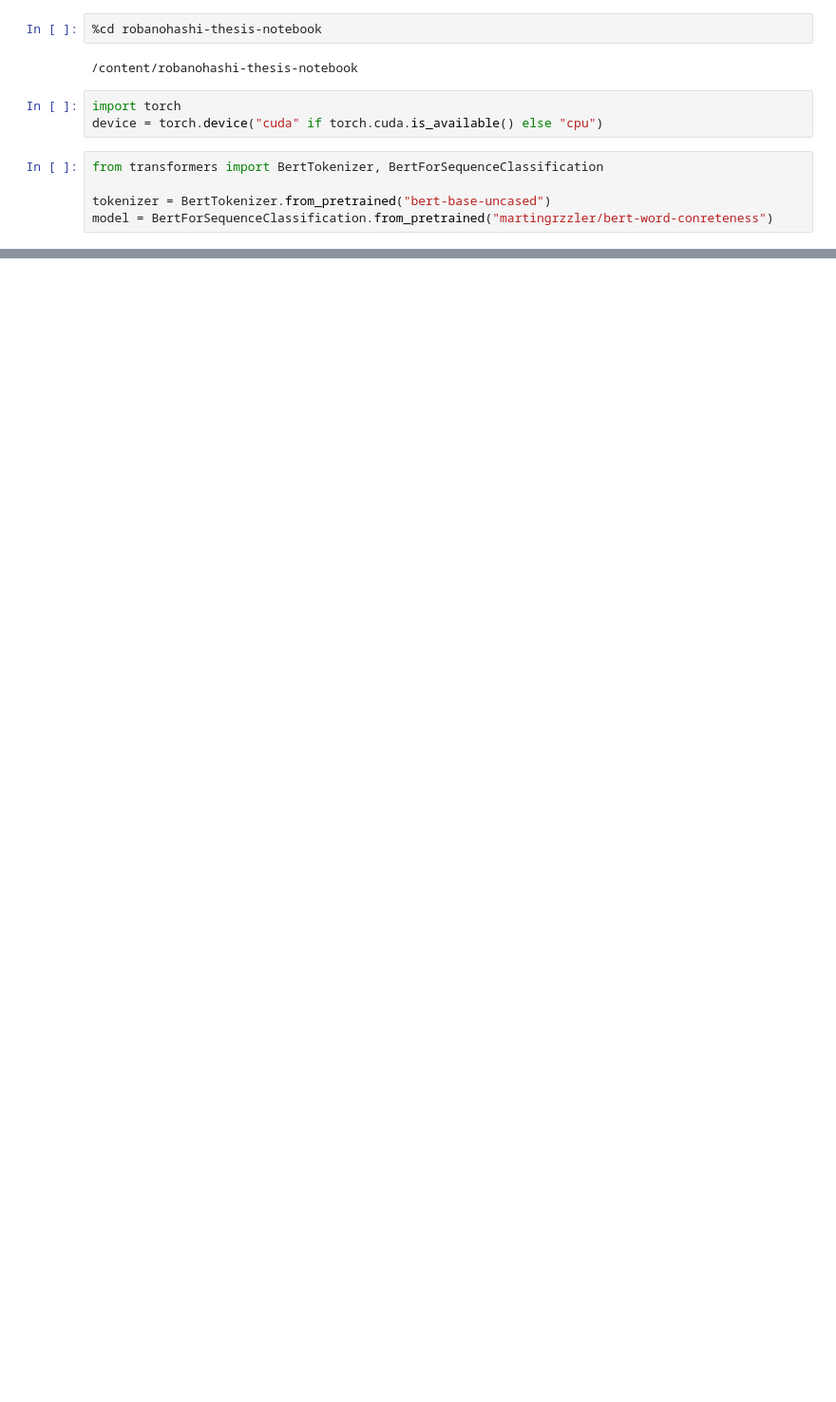
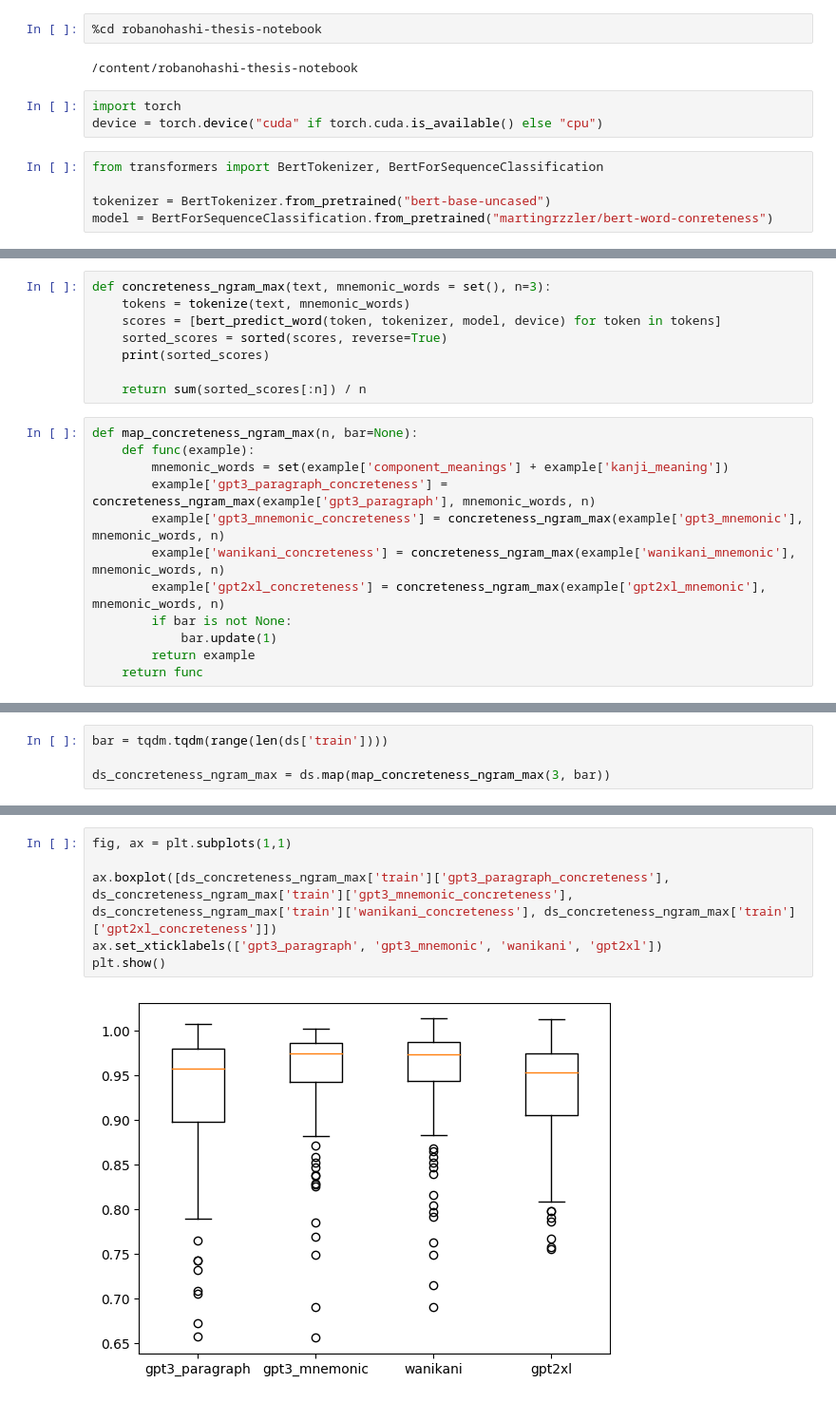
Before and after one commit to martingrzzler/robanohashi-thesis-notebook, a Jupyter notebook: concreteness_metric.ipynb, the cells around one changed output, grey strips where cells are left out. Shown at 95% size. Saved outputs shown, nothing was run; the diff lists cells and outputs as text; blank space fills up the shorter version.

```diff
--- a/concreteness_metric.ipynb
+++ b/concreteness_metric.ipynb
@@ -51,0 +161,20 @@ BertForSequenceClassification(
+# %%
+def concreteness_ngram_max(text, mnemonic_words = set(), n=3):
+    tokens = tokenize(text, mnemonic_words)
+    scores = [bert_predict_word(token, tokenizer, model, device) for token in tokens]
+    sorted_scores = sorted(scores, reverse=True)
+    print(sorted_scores)
+
+    return sum(sorted_scores[:n]) / n
+# %%
+def map_concreteness_ngram_max(n, bar=None):
+    def func(example):
+        mnemonic_words = set(example['component_meanings'] + example['kanji_meaning'])
+        example['gpt3_paragraph_concreteness'] = concreteness_ngram_max(example['gpt3_paragraph'], mnemonic_words, n)
+        example['gpt3_mnemonic_concreteness'] = concreteness_ngram_max(example['gpt3_mnemonic'], mnemonic_words, n)
+        example['wanikani_concreteness'] = concreteness_ngram_max(example['wanikani_mnemonic'], mnemonic_words, n)
+        example['gpt2xl_concreteness'] = concreteness_ngram_max(example['gpt2xl_mnemonic'], mnemonic_words, n)
+        if bar is not None:
+            bar.update(1)
+        return example
+    return func
@@ -51,0 +195,4 @@ BertForSequenceClassification(
+# %%
+bar = tqdm.tqdm(range(len(ds['train'])))
+
+ds_concreteness_ngram_max = ds.map(map_concreteness_ngram_max(3, bar))
@@ -51,0 +204,8 @@ BertForSequenceClassification(
+# %%
+fig, ax = plt.subplots(1,1)
+
+ax.boxplot([ds_concreteness_ngram_max['train']['gpt3_paragraph_concreteness'], ds_concreteness_ngram_max['train']['gpt3_mnemonic_concreteness'], ds_concreteness_ngram_max['train']['wanikani_concreteness'], ds_concreteness_ngram_max['train']['gpt2xl_concreteness']])
+ax.set_xticklabels(['gpt3_paragraph', 'gpt3_mnemonic', 'wanikani', 'gpt2xl'])
+plt.show()
+# %% [output]
+[figure, added]
```
Also changed, not shown: parts of 29 cells of this notebook.
